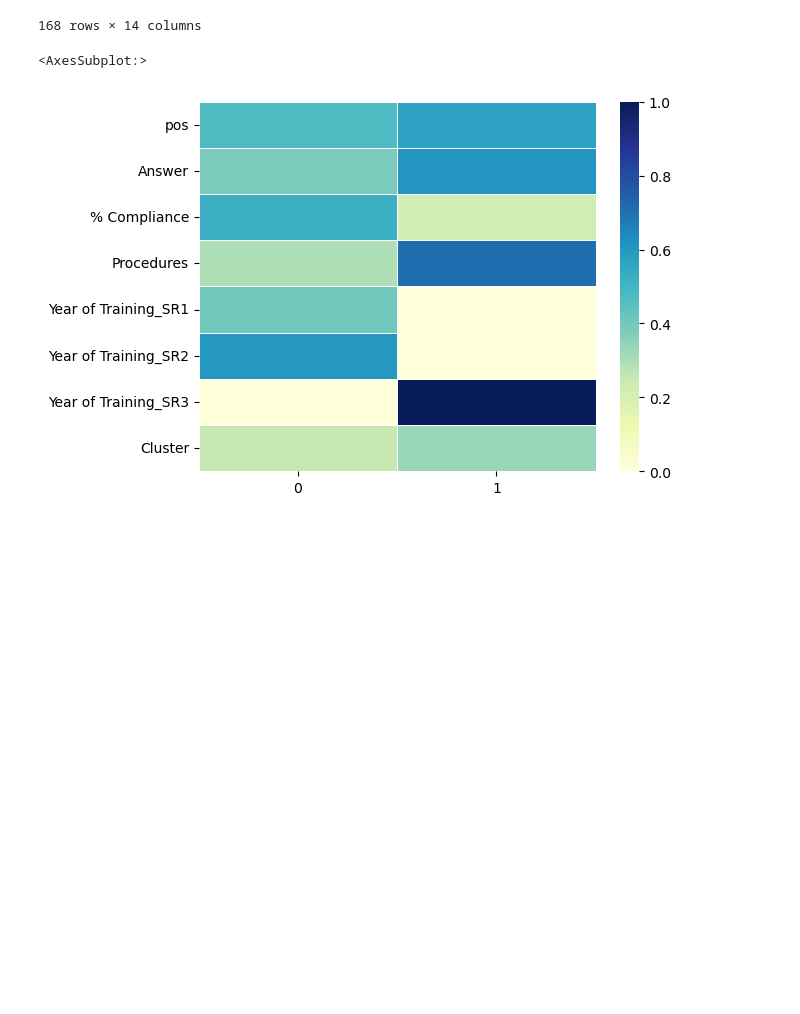
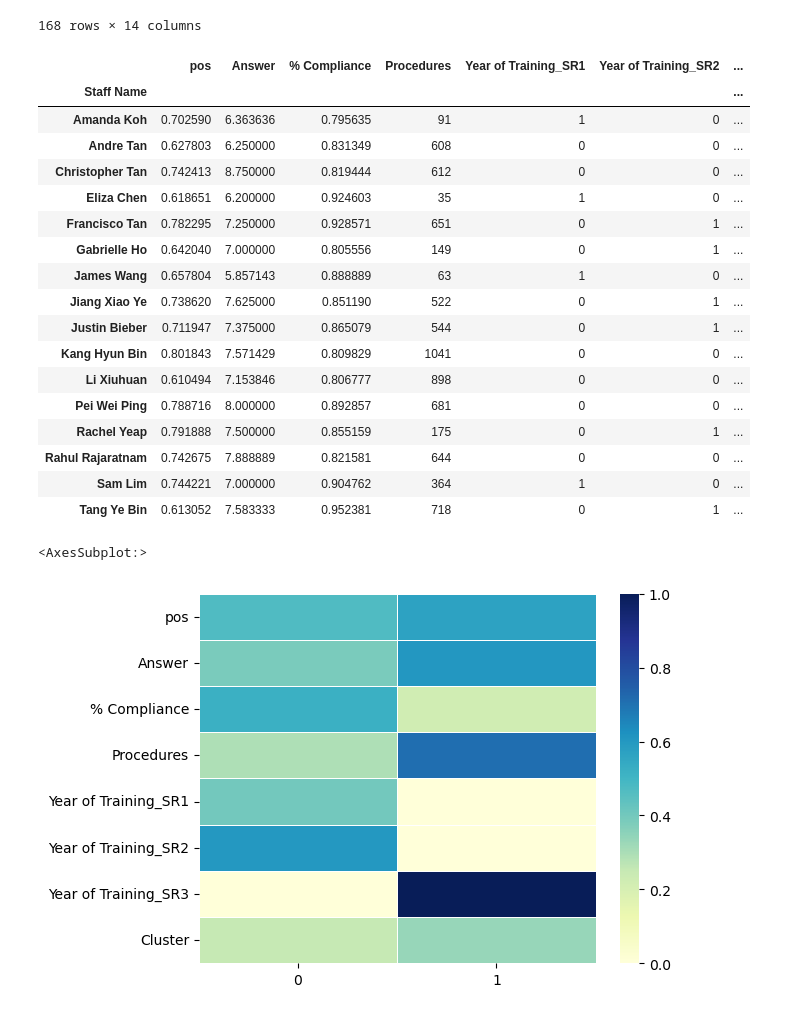
Before and after one commit to dracolim/FYP-GoodHealth, a Jupyter notebook: ML/sentiment analysis/sentiment+cluster.ipynb, the cells around one changed output. Cells and saved outputs as stored; diff of their text form; code cells hidden in the pictures; blank space fills up the shorter version.

```diff
--- a/ML/sentiment analysis/sentiment+cluster.ipynb
+++ b/ML/sentiment analysis/sentiment+cluster.ipynb
@@ -991,11 +1099,31 @@ comments
 # %%
 cluster_df=pd.read_excel('cluster_df.xlsx')
 cluster_df=cluster_df.set_index('Target:')
 cluster_personal_df=pd.merge(cluster_df, personal, left_on='Target:', right_on='Staff Name')
 cluster_personal_df=cluster_personal_df[['pos','Answer','% Compliance','Procedures','Staff Name','Year of Training']]
 cluster_personal_df
 cluster_personal_df = pd.get_dummies(cluster_personal_df, columns=["Year of Training"])
 cluster_personal_df=cluster_personal_df.set_index('Staff Name')
+cluster_personal_df
+# %% [output]
+|  | pos | Answer | % Compliance | Procedures | Year of Training_SR1 | Year of Training_SR2 | ... |
+| Staff Name |  |  |  |  |  |  | ... |
+| Amanda Koh | 0.702590 | 6.363636 | 0.795635 | 91 | 1 | 0 | ... |
+| Andre Tan | 0.627803 | 6.250000 | 0.831349 | 608 | 0 | 0 | ... |
+| Christopher Tan | 0.742413 | 8.750000 | 0.819444 | 612 | 0 | 0 | ... |
+| Eliza Chen | 0.618651 | 6.200000 | 0.924603 | 35 | 1 | 0 | ... |
+| Francisco Tan | 0.782295 | 7.250000 | 0.928571 | 651 | 0 | 1 | ... |
+| Gabrielle Ho | 0.642040 | 7.000000 | 0.805556 | 149 | 0 | 1 | ... |
+| James Wang | 0.657804 | 5.857143 | 0.888889 | 63 | 1 | 0 | ... |
+| Jiang Xiao Ye | 0.738620 | 7.625000 | 0.851190 | 522 | 0 | 1 | ... |
+| Justin Bieber | 0.711947 | 7.375000 | 0.865079 | 544 | 0 | 1 | ... |
+| Kang Hyun Bin | 0.801843 | 7.571429 | 0.809829 | 1041 | 0 | 0 | ... |
+| Li Xiuhuan | 0.610494 | 7.153846 | 0.806777 | 898 | 0 | 0 | ... |
+| Pei Wei Ping | 0.788716 | 8.000000 | 0.892857 | 681 | 0 | 0 | ... |
+| Rachel Yeap | 0.791888 | 7.500000 | 0.855159 | 175 | 0 | 1 | ... |
+| Rahul Rajaratnam | 0.742675 | 7.888889 | 0.821581 | 644 | 0 | 0 | ... |
+| Sam Lim | 0.744221 | 7.000000 | 0.904762 | 364 | 1 | 0 | ... |
+| Tang Ye Bin | 0.613052 | 7.583333 | 0.952381 | 718 | 0 | 1 | ... |
 # %%
 # CLUSTERING
 from sklearn.preprocessing import StandardScaler,MinMaxScaler
```
Also changed, not shown: parts of 29 cells of this notebook.
